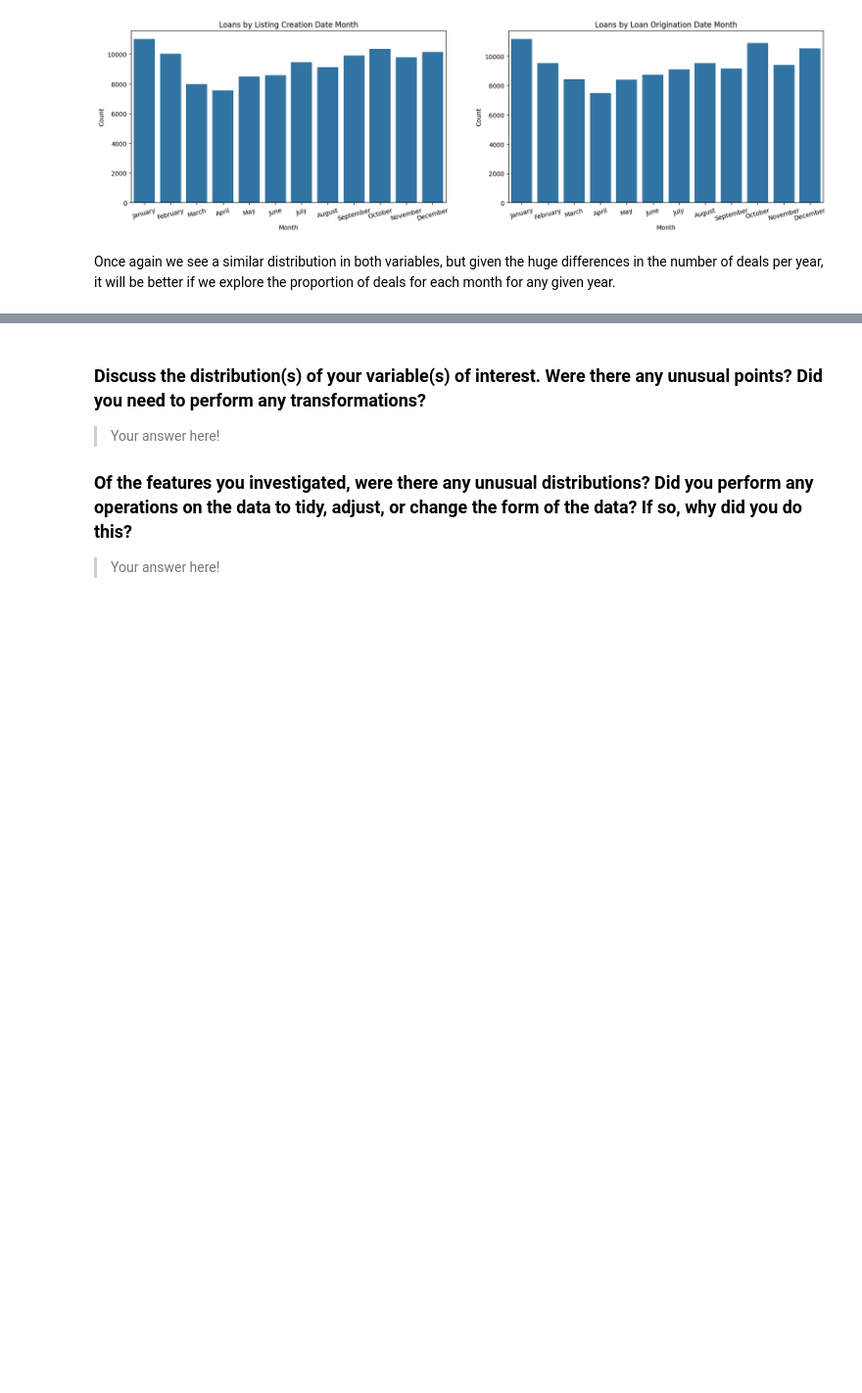
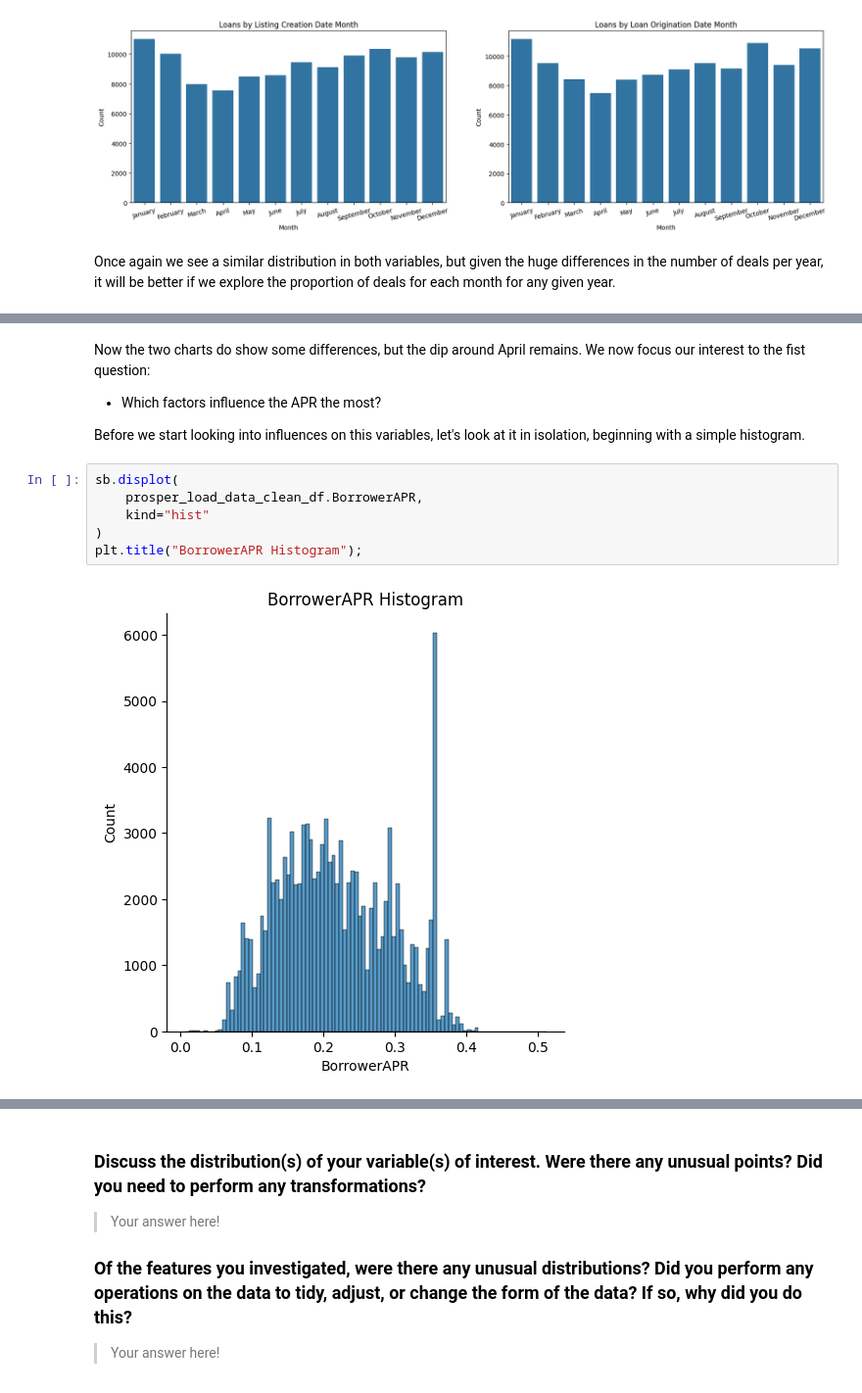
Before and after one commit to abarto/udacity-nd002-comunicate-data-findings, a Jupyter notebook: Part_I_exploration.ipynb, the cells around one changed output, grey strips where cells are left out. Shown: that part at 98% size. Saved outputs shown, nothing was run; the diff lists cells and outputs as text; blank space fills up the shorter version.

```diff
--- a/Part_I_exploration.ipynb
+++ b/Part_I_exploration.ipynb
@@ -1153,0 +1215,14 @@ Once again we see a similar distribution in both variables, but given the huge d
+# %% [markdown]
+Now the two charts do show some differences, but the dip around April remains. We now focus our interest to the fist question:
+
+* Which factors influence the APR the most?
+
+Before we start looking into influences on this variables, let's look at it in isolation, beginning with a simple histogram.
+# %%
+sb.displot(
+    prosper_load_data_clean_df.BorrowerAPR,
+    kind="hist"
+)
+plt.title("BorrowerAPR Histogram");
+# %% [output]
+[figure, added]
```
Also changed, not shown: parts of 33 cells of this notebook.
